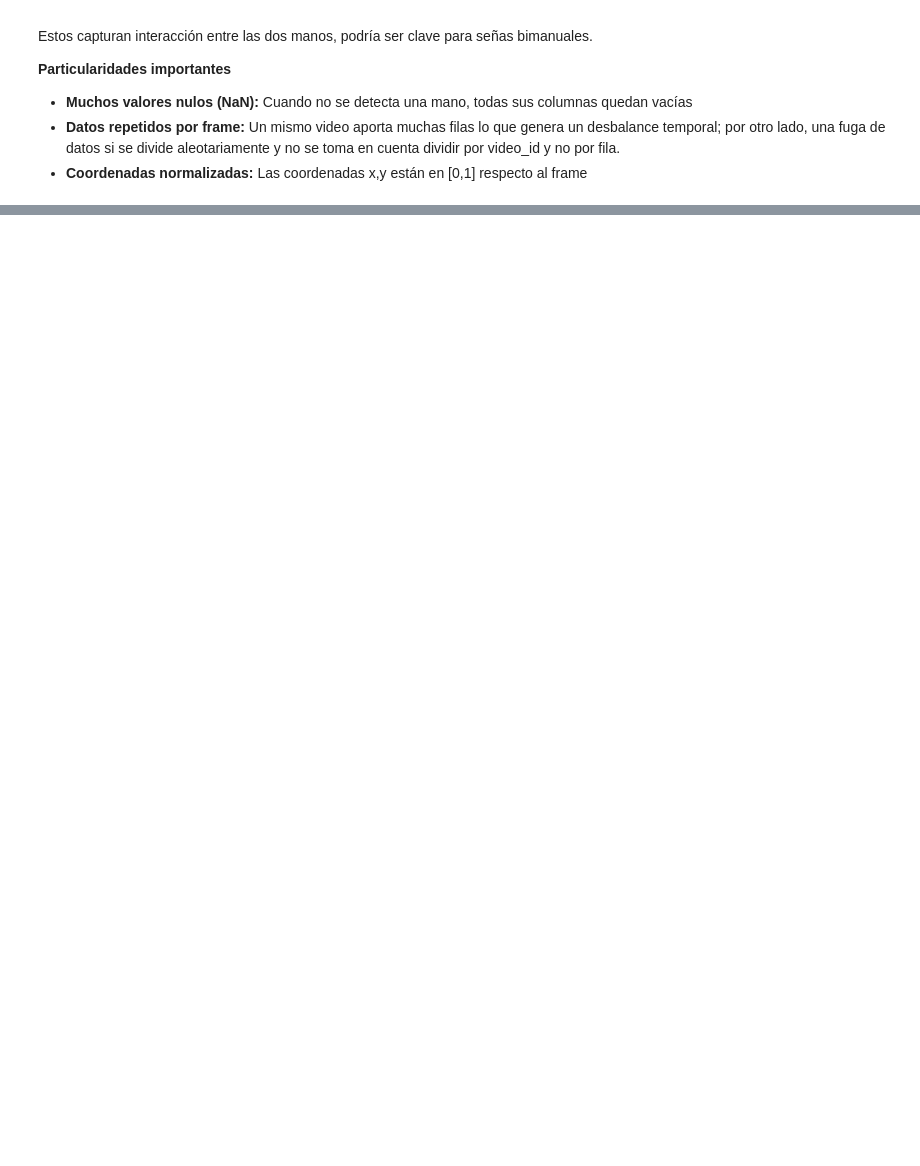
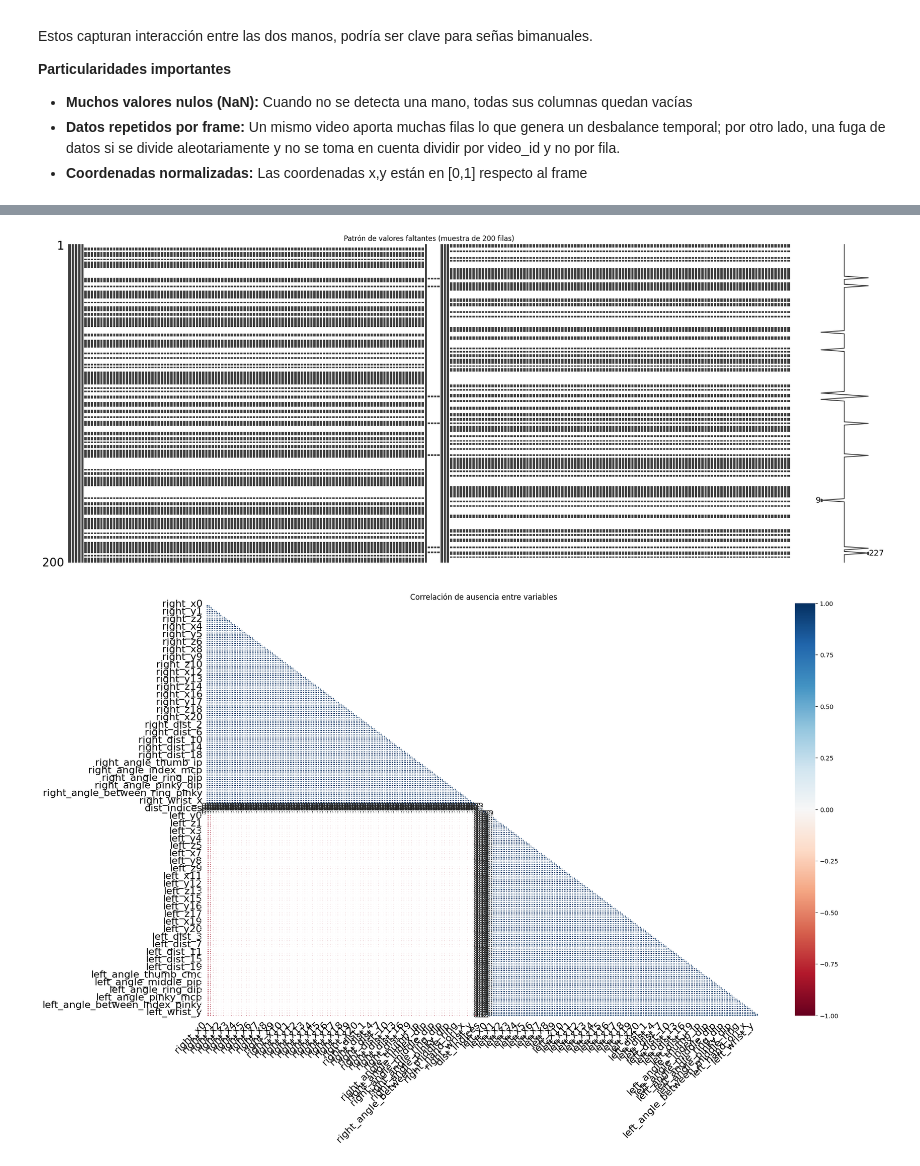
Before and after one commit to a00377571/lsm-reconocimiento-mediapipe, a Jupyter notebook: Análisis_exploratorio_EDA_E47.ipynb, the cells around one changed output, grey strips where cells are left out. Cells and saved outputs as stored; diff of their text form; code cells hidden in the pictures; blank space fills up the shorter version.

```diff
--- a/Análisis_exploratorio_EDA_E47.ipynb
+++ b/Análisis_exploratorio_EDA_E47.ipynb
@@ -184,0 +232,14 @@ Estos capturan interacción entre las dos manos, podría ser clave para señas b
+# %%
+# Viendolo de manera visual con patron y correlacion
+import missingno as msno
+
+msno.matrix(df.sample(200, random_state=42))
+plt.title("Patrón de valores faltantes (muestra de 200 filas)")
+plt.show()
+
+msno.heatmap(df)
+plt.title("Correlación de ausencia entre variables")
+plt.show()
+# %% [output]
+[figure, added]
+[figure, added]
```
Also changed, not shown: parts of 27 cells of this notebook.
